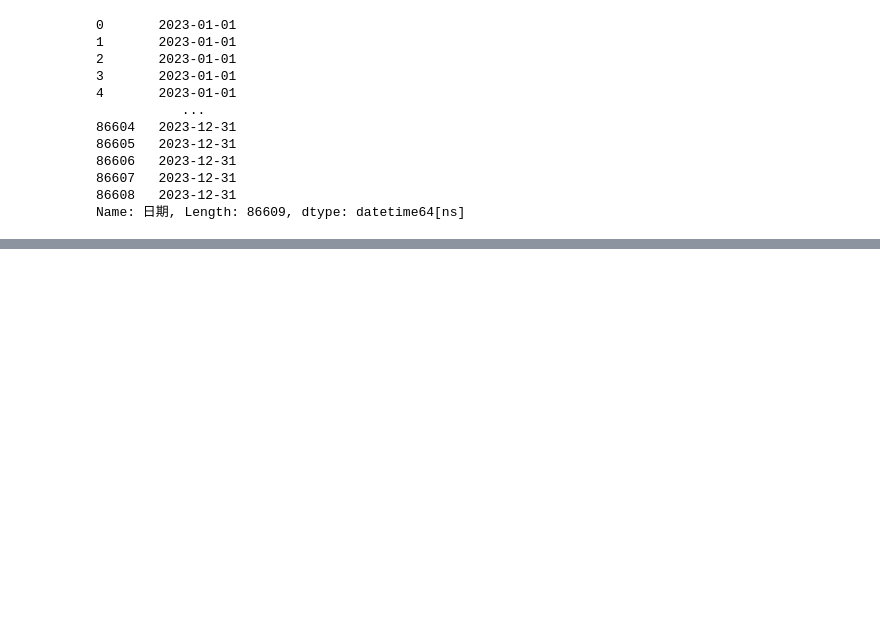
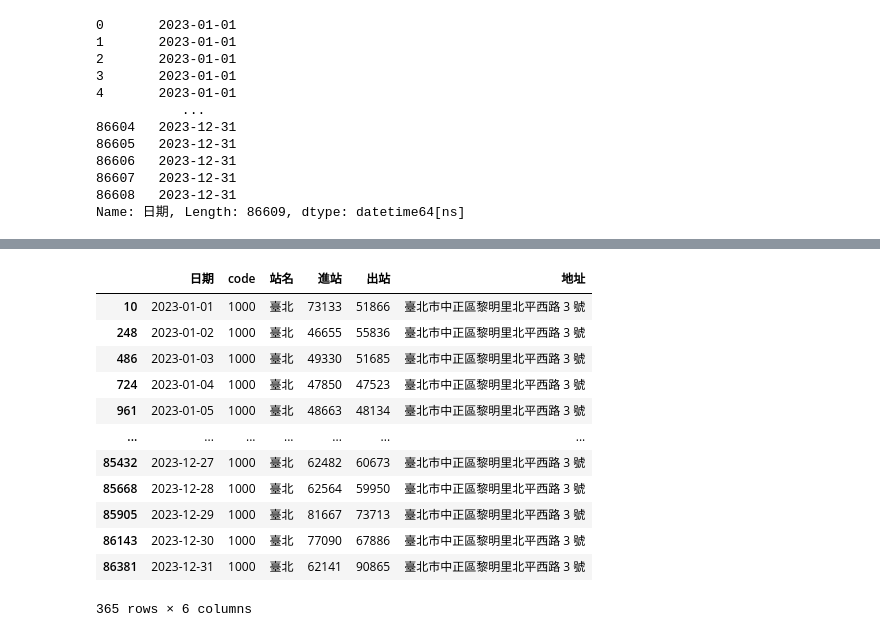
Before and after one commit to angela910423/_TEST_, a Jupyter notebook: lesson12.ipynb, the cells around one changed output, grey strips where cells are left out. Drawn from its saved outputs; the diff is of its cells as text; code cells hidden in the pictures; blank space fills up the shorter version.

```diff
--- a/lesson12.ipynb
+++ b/lesson12.ipynb
@@ -86,0 +102,16 @@ Name: 日期, Length: 86609, dtype: datetime64[ns]
+# %%
+df2.query('站名=="臺北"')
+# %% [output]
+|  | 日期 | code | 站名 | 進站 | 出站 | 地址 |
+| 10 | 2023-01-01 | 1000 | 臺北 | 73133 | 51866 | 臺北市中正區黎明里北平西路 3 號 |
+| 248 | 2023-01-02 | 1000 | 臺北 | 46655 | 55836 | 臺北市中正區黎明里北平西路 3 號 |
+| 486 | 2023-01-03 | 1000 | 臺北 | 49330 | 51685 | 臺北市中正區黎明里北平西路 3 號 |
+| 724 | 2023-01-04 | 1000 | 臺北 | 47850 | 47523 | 臺北市中正區黎明里北平西路 3 號 |
+| 961 | 2023-01-05 | 1000 | 臺北 | 48663 | 48134 | 臺北市中正區黎明里北平西路 3 號 |
+| ... | ... | ... | ... | ... | ... | ... |
+| 85432 | 2023-12-27 | 1000 | 臺北 | 62482 | 60673 | 臺北市中正區黎明里北平西路 3 號 |
+| 85668 | 2023-12-28 | 1000 | 臺北 | 62564 | 59950 | 臺北市中正區黎明里北平西路 3 號 |
+| 85905 | 2023-12-29 | 1000 | 臺北 | 81667 | 73713 | 臺北市中正區黎明里北平西路 3 號 |
+| 86143 | 2023-12-30 | 1000 | 臺北 | 77090 | 67886 | 臺北市中正區黎明里北平西路 3 號 |
+| 86381 | 2023-12-31 | 1000 | 臺北 | 62141 | 90865 | 臺北市中正區黎明里北平西路 3 號 |
+365 rows × 6 columns
```
Also changed, not shown: parts of 3 cells of this notebook.
